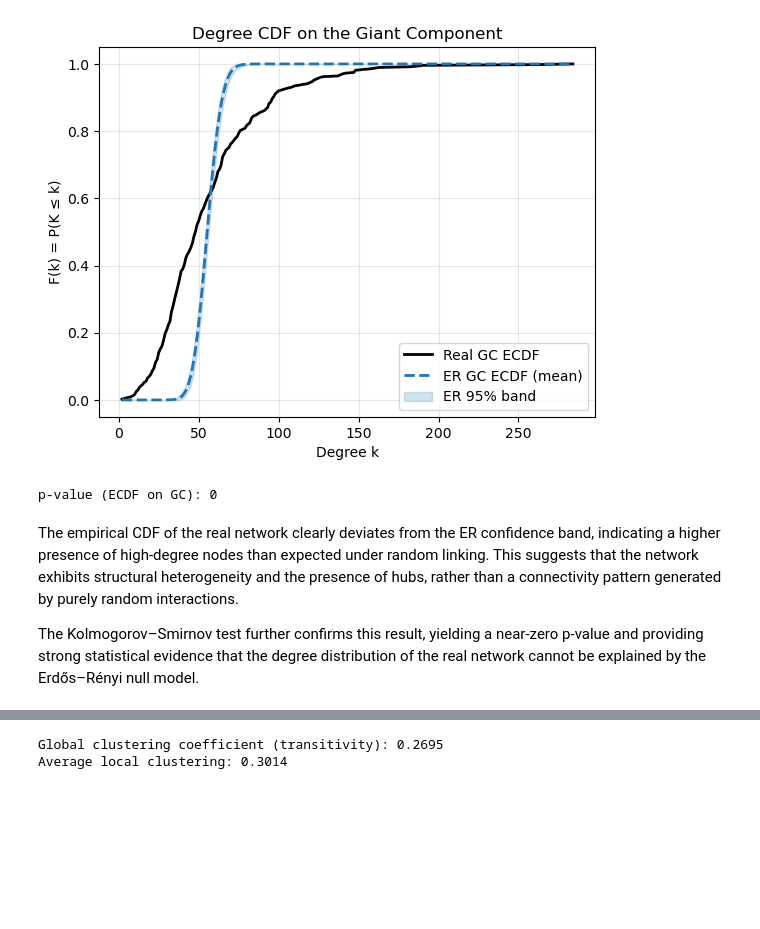
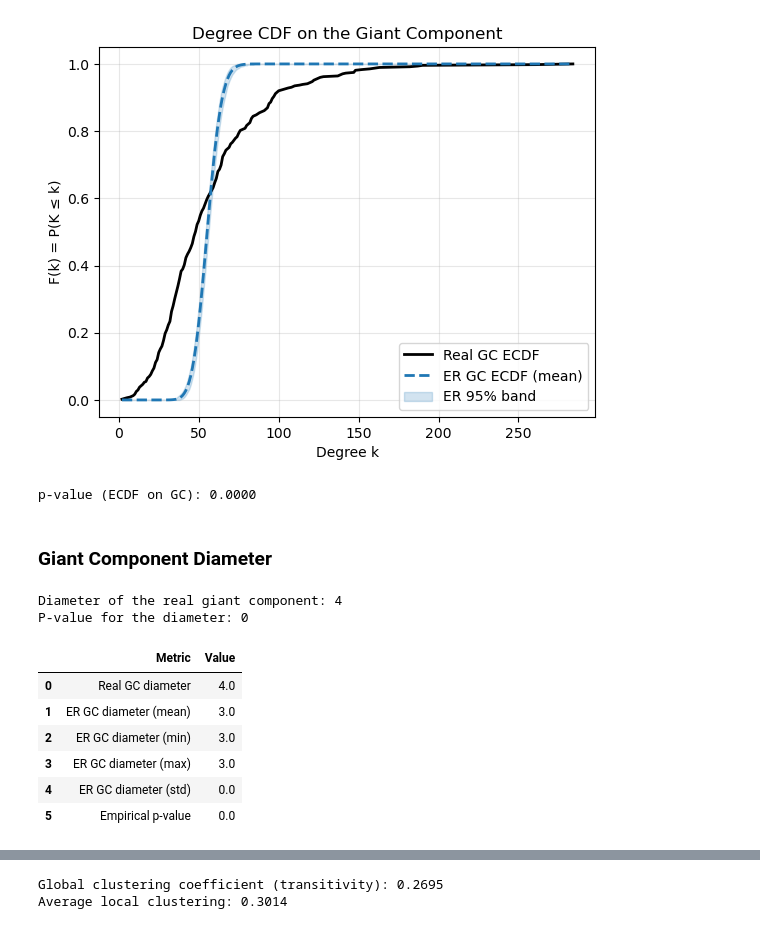
Before and after one commit to leilacielok/network_analysis, a Jupyter notebook: network_analysis.ipynb, the cells around one changed output, grey strips where cells are left out. Cells and saved outputs as stored; diff of their text form; code cells hidden in the pictures; blank space fills up the shorter version.

```diff
--- a/network_analysis.ipynb
+++ b/network_analysis.ipynb
@@ -412,10 +414,66 @@ plt.grid(True, alpha=0.3);
 # %%
 ks_vs_mean = np.array([stats.ks_2samp(CDF_er_matrix[i], F_mean).statistic for i in range(len(CDF_er_matrix))])
 p_ks = (ks_vs_mean >= stats.ks_2samp(y_real, F_mean).statistic).mean()
-print(f"p-value (ECDF on GC): {p_ks:.3g}")
+print(f"p-value (ECDF on GC): {p_ks:.4f}")
 # %% [output]
-p-value (ECDF on GC): 0
+p-value (ECDF on GC): 0.0000
-# %% [markdown]
-The empirical CDF of the real network clearly deviates from the ER confidence band, indicating a higher presence of high-degree nodes than expected under random linking. This suggests that the network exhibits structural heterogeneity and the presence of hubs, rather than a connectivity pattern generated by purely random interactions.
-
-The Kolmogorov–Smirnov test further confirms this result, yielding a near-zero p-value and providing strong statistical evidence that the degree distribution of the real network cannot be explained by the Erdős–Rényi null model.
+# %% [markdown]
+### Giant Component Diameter
+# %%
+# diameter of the real giant component
+
+diam_real = nx.diameter(gcc_real.to_undirected())
+print(f"Diameter of the real giant component: {diam_real}")
+
+# diameters in the ER ensemble
+M = 300
+diam_ers = []
+
+for _ in range(M):
+    G_er = nx.fast_gnp_random_graph(N, p, directed=True)
+    gcc_er = G_er.subgraph(max(nx.weakly_connected_components(G_er), key=len)).copy()
+    diam_er = nx.diameter(gcc_er.to_undirected())
+    diam_ers.append(diam_er)
+
+diam_ers = np.array(diam_ers)
+
+# empirical p-value: probability under ER of observing diameter >= real one
+p_val_diam = np.mean(diam_ers >= diam_real)
+print(f"P-value for the diameter: {p_val_diam:.4g}")
+
+# ECDF of ER diameters
+cdf = stats.ecdf(diam_ers).cdf
+x = np.unique(diam_ers)
+y = cdf.evaluate(x)
+
+# summary
+ER_real_summary = pd.DataFrame({
+    "Metric": [
+        "Real GC diameter",
+        "ER GC diameter (mean)",
+        "ER GC diameter (min)",
+        "ER GC diameter (max)",
+        "ER GC diameter (std)",
+        "Empirical p-value"
+    ],
+    "Value": [
+        diam_real,
+        np.mean(diam_ers),
+        np.min(diam_ers),
+        np.max(diam_ers),
+        np.std(diam_ers),
+        p_val_diam
+    ]
+})
+
+ER_real_summary
+# %% [output]
+Diameter of the real giant component: 4
+P-value for the diameter: 0
+|  | Metric | Value |
+| 0 | Real GC diameter | 4.0 |
+| 1 | ER GC diameter (mean) | 3.0 |
+| 2 | ER GC diameter (min) | 3.0 |
+| 3 | ER GC diameter (max) | 3.0 |
+| 4 | ER GC diameter (std) | 0.0 |
+| 5 | Empirical p-value | 0.0 |
```
Also changed, not shown: parts of 11 cells of this notebook.
